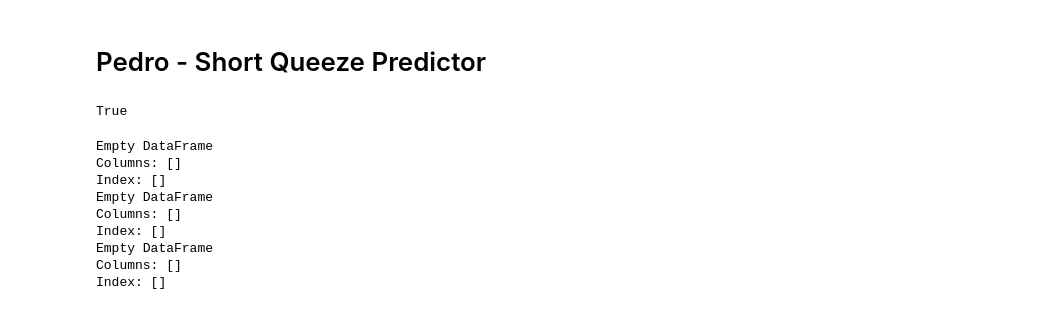
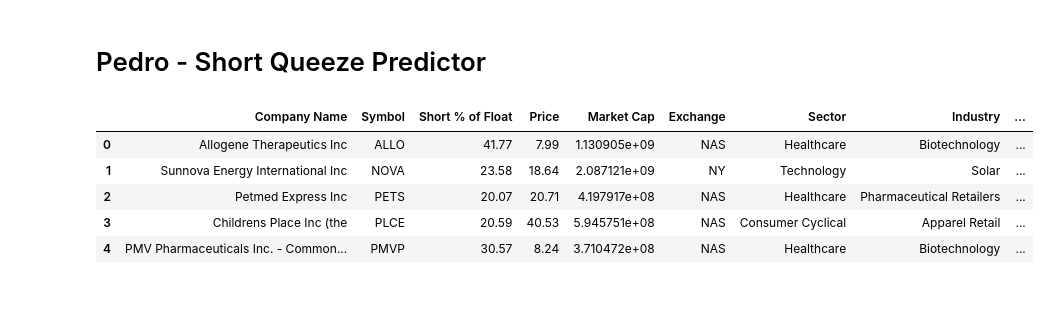
Before and after one commit to regulolanz/Pedro-Short-Squeeze-Predictor, a Jupyter notebook: Pedro.ipynb, the cells around one changed output. Saved outputs shown, nothing was run; the diff lists cells and outputs as text; code cells hidden in the pictures.

```diff
--- a/Pedro.ipynb
+++ b/Pedro.ipynb
@@ -10,5 +6,0 @@ from dotenv import load_dotenv
-# %%
-# Load .env enviroment variables
-load_dotenv(dotenv_path="SEC.env")
-# %% [output]
-True
@@ -43,39 +7,13 @@ def flatten_filings(filings):
-# %%
-# Define your function here
-def get_insider_trades(symbol, start_date, end_date, api_key):
-    insiderTradingApi = InsiderTradingApi(api_key)
-    query = {
-        "query": {"query_string": {"query": f"issuer.tradingSymbol:{symbol} AND filedAt:{{gte:'{start_date}', lte:'{end_date}'}}"}},
-        "from": "0",
-        "size": "50",
-        "sort": [{ "filedAt": { "order": "desc" } }]
-    }
-    insider_trades = insiderTradingApi.get_data(query)
-
-    transactions = flatten_filings(insider_trades["transactions"])
-
-    df = pd.DataFrame(transactions)
-
-    return df
-
-# Your list of stock symbols
-symbols = ["BRK-A", "TSLA", "TPL"]
-
-# Your start and end dates
-start_date = '2023-01-01'
-end_date = '2023-06-30'
-
-# Iterate through your list of symbols and call your function
-for symbol in symbols:
-    df = get_insider_trades(symbol, start_date, end_date, api_key)
-    print(df)
-# %% [output]
-Empty DataFrame
-Columns: []
-Index: []
-Empty DataFrame
-Columns: []
-Index: []
-Empty DataFrame
-Columns: []
-Index: []
+# %%
+# Read the 2023_Short-Interest-Data.csv file from the Resources folder into a Pandas DataFrame
+companies_df = pd.read_csv(Path("Resources/2023_Short-Interest-Data.csv"))
+
+# Review the DataFrame
+companies_df.head()
+# %% [output]
+|  | Company Name | Symbol | Short % of Float | Price | Market Cap | Exchange | Sector | Industry | ... |
+| 0 | Allogene Therapeutics Inc | ALLO | 41.77 | 7.99 | 1.130905e+09 | NAS | Healthcare | Biotechnology | ... |
+| 1 | Sunnova Energy International Inc | NOVA | 23.58 | 18.64 | 2.087121e+09 | NY | Technology | Solar | ... |
+| 2 | Petmed Express Inc | PETS | 20.07 | 20.71 | 4.197917e+08 | NAS | Healthcare | Pharmaceutical Retailers | ... |
+| 3 | Childrens Place Inc (the | PLCE | 20.59 | 40.53 | 5.945751e+08 | NAS | Consumer Cyclical | Apparel Retail | ... |
+| 4 | PMV Pharmaceuticals Inc. - Common... | PMVP | 30.57 | 8.24 | 3.710472e+08 | NAS | Healthcare | Biotechnology | ... |
```
Also changed, not shown: parts of 5 cells of this notebook.
